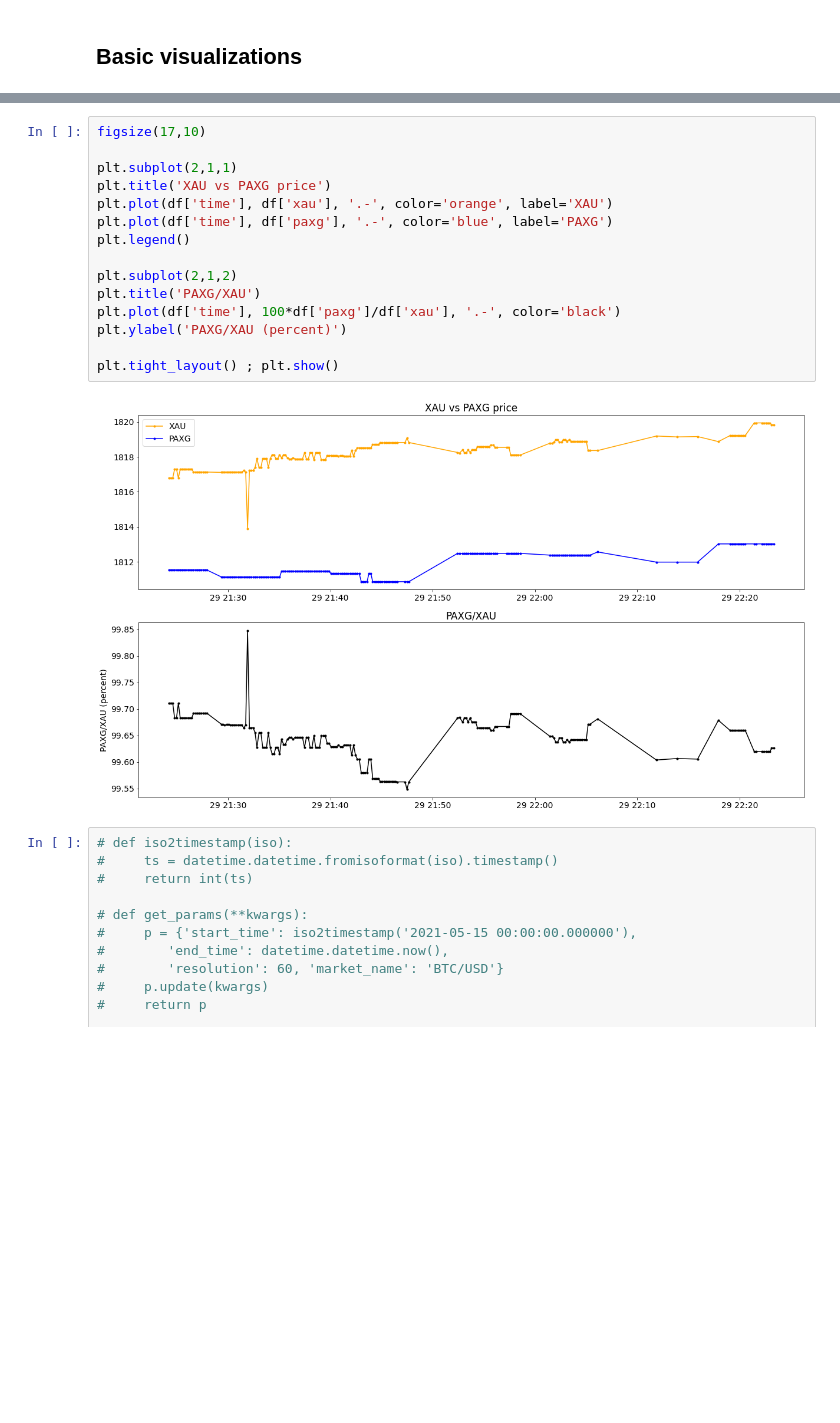
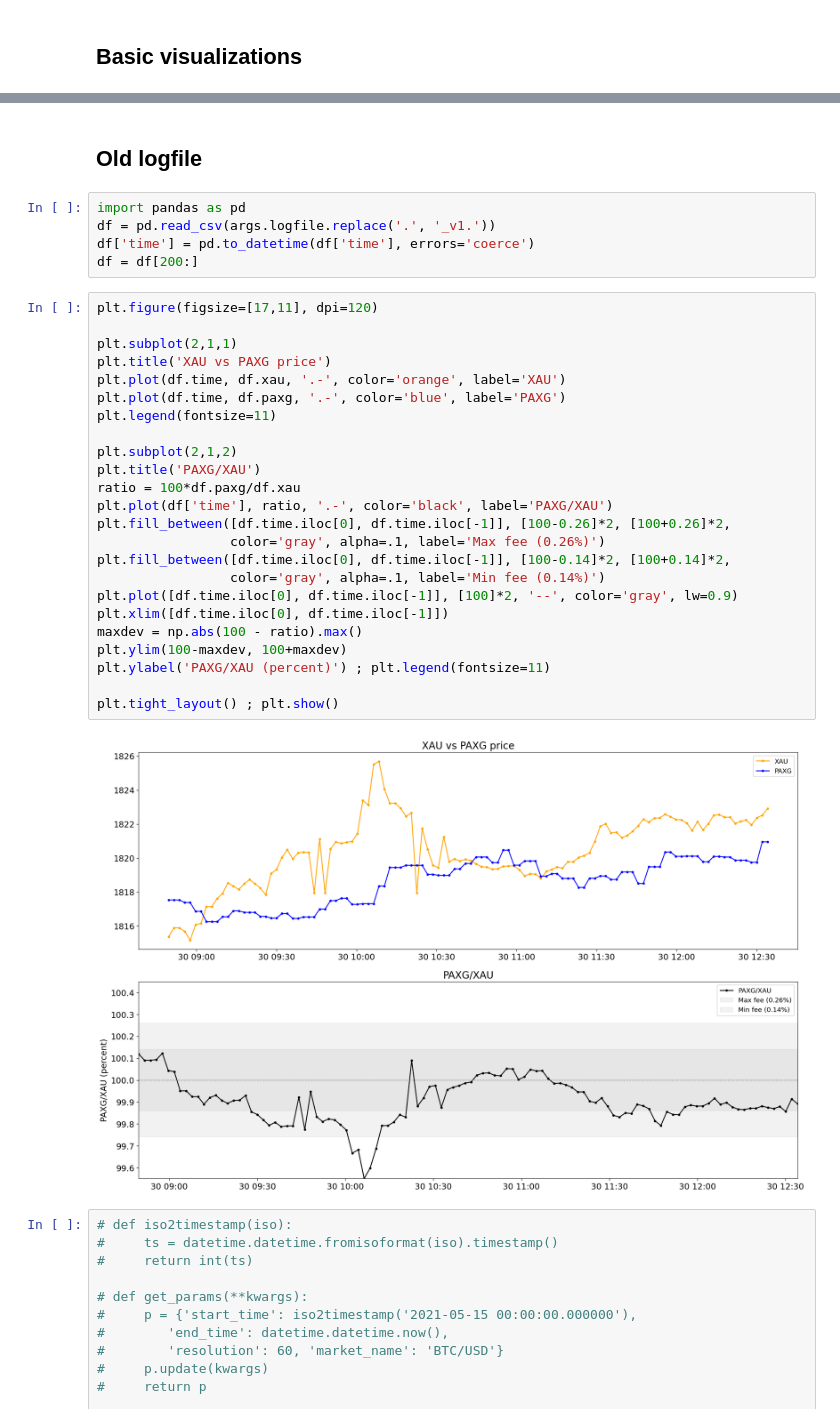
Before and after one commit to greydanus/prices, a Jupyter notebook: paxg.ipynb, the cells around one changed output, grey strips where cells are left out. Drawn from its saved outputs; the diff is of its cells as text; blank space fills up the shorter version.

```diff
--- a/paxg.ipynb
+++ b/paxg.ipynb
@@ -63,20 +92,36 @@ df[-5:]
+# %% [markdown]
+## Old logfile
+# %%
+import pandas as pd
+df = pd.read_csv(args.logfile.replace('.', '_v1.'))
+df['time'] = pd.to_datetime(df['time'], errors='coerce')
+df = df[200:]
 # %%
-figsize(17,10)
+plt.figure(figsize=[17,11], dpi=120)
 
 plt.subplot(2,1,1)
 plt.title('XAU vs PAXG price')
-plt.plot(df['time'], df['xau'], '.-', color='orange', label='XAU')
-plt.plot(df['time'], df['paxg'], '.-', color='blue', label='PAXG')
-plt.legend()
+plt.plot(df.time, df.xau, '.-', color='orange', label='XAU')
+plt.plot(df.time, df.paxg, '.-', color='blue', label='PAXG')
+plt.legend(fontsize=11)
 
 plt.subplot(2,1,2)
 plt.title('PAXG/XAU')
-plt.plot(df['time'], 100*df['paxg']/df['xau'], '.-', color='black')
-plt.ylabel('PAXG/XAU (percent)')
+ratio = 100*df.paxg/df.xau
+plt.plot(df['time'], ratio, '.-', color='black', label='PAXG/XAU')
+plt.fill_between([df.time.iloc[0], df.time.iloc[-1]], [100-0.26]*2, [100+0.26]*2,
+                 color='gray', alpha=.1, label='Max fee (0.26%)')
+plt.fill_between([df.time.iloc[0], df.time.iloc[-1]], [100-0.14]*2, [100+0.14]*2,
+                 color='gray', alpha=.1, label='Min fee (0.14%)')
+plt.plot([df.time.iloc[0], df.time.iloc[-1]], [100]*2, '--', color='gray', lw=0.9)
+plt.xlim([df.time.iloc[0], df.time.iloc[-1]])
+maxdev = np.abs(100 - ratio).max()
+plt.ylim(100-maxdev, 100+maxdev)
+plt.ylabel('PAXG/XAU (percent)') ; plt.legend(fontsize=11)
 
 plt.tight_layout() ; plt.show()
 # %% [output]
-[figure, old version]
+[figure, new version]
 # %%
 # def iso2timestamp(iso):
 #     ts = datetime.datetime.fromisoformat(iso).timestamp()
```
Also changed, not shown: parts of 2 cells of this notebook, 1 other file.
